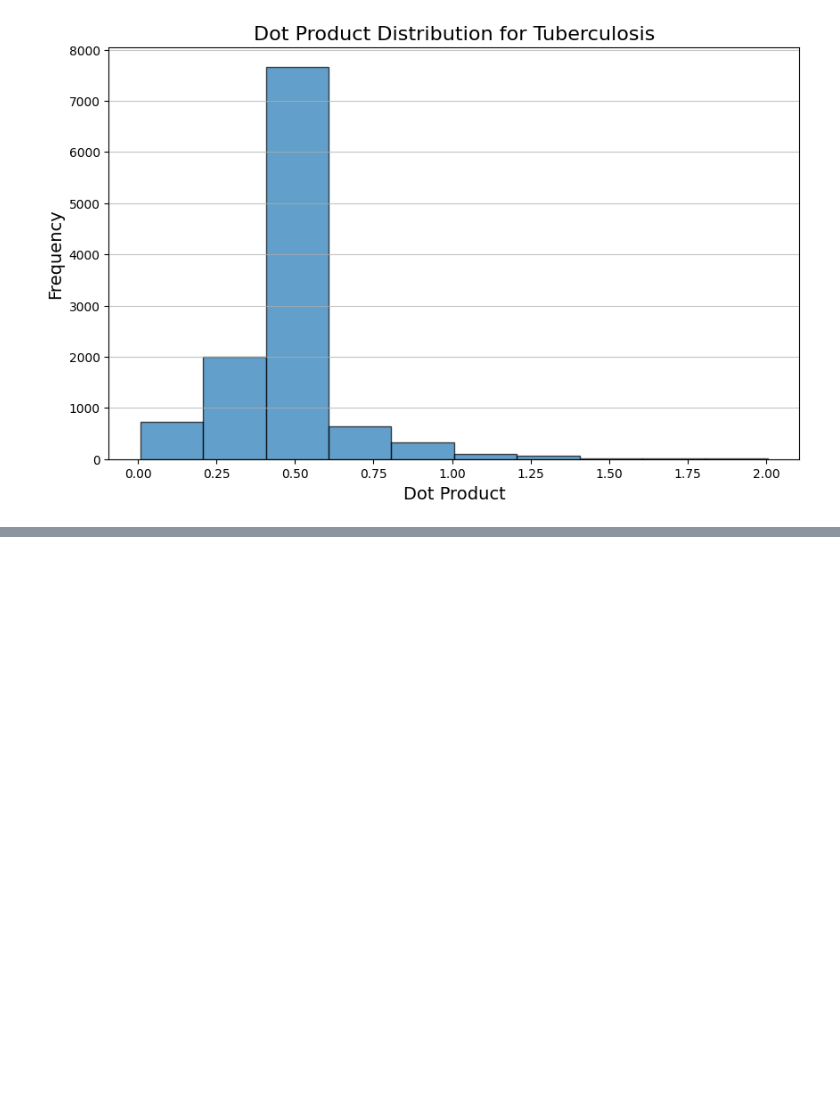
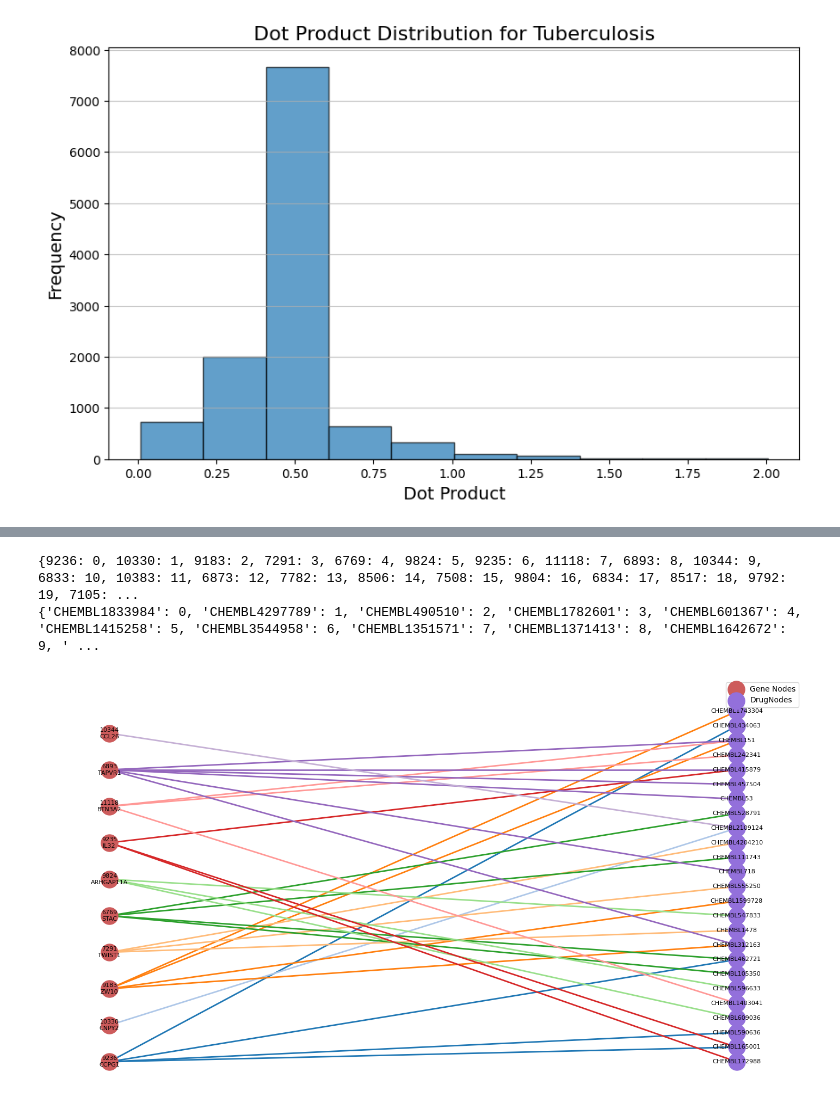
Before and after one commit to kay15vl/ReDrugGraph, a Jupyter notebook: scripts/gnn_implementation.ipynb, the cells around one changed output, grey strips where cells are left out. Cells and saved outputs as stored; diff of their text form; code cells hidden in the pictures; blank space fills up the shorter version.

```diff
--- a/scripts/gnn_implementation.ipynb
+++ b/scripts/gnn_implementation.ipynb
@@ -1067,0 +1108,3 @@ plt.show()
+# %%
+dgidb_data = pd.read_csv('../data/processed/dgidb_final_drugdata.tsv', delimiter= '\t')
+dgidb_data
@@ -1067,0 +1327,16 @@ plt.show()
+# %%
+print(gene_map)
+print(drug_map)
+# %% [output]
+{9236: 0, 10330: 1, 9183: 2, 7291: 3, 6769: 4, 9824: 5, 9235: 6, 11118: 7, 6893: 8, 10344: 9, 6833: 10, 10383: 11, 6873: 12, 7782: 13, 8506: 14, 7508: 15, 9804: 16, 6834: 17, 8517: 18, 9792: 19, 7105: ...
+{'CHEMBL1833984': 0, 'CHEMBL4297789': 1, 'CHEMBL490510': 2, 'CHEMBL1782601': 3, 'CHEMBL601367': 4, 'CHEMBL1415258': 5, 'CHEMBL3544958': 6, 'CHEMBL1351571': 7, 'CHEMBL1371413': 8, 'CHEMBL1642672': 9, ' ...
+# %%
+# visualize_disease_gene_subgraph(
+#     torch_data, disease_mappings, gene_mappings, disgenet_raw,column1, column2, node_color1, node_color2, legend_label1, legend_label2,
+# )
+
+visualize_disease_gene_subgraph(dgidb_torch_data, gene_map, drug_map,
+                                dgidb_data, "entrezgene", "mygene_symbol",
+                                "crimson", "mediumpurple", "Gene Nodes", "DrugNodes")
+# %% [output]
+[figure, added]
```
Also changed, not shown: parts of 79 cells of this notebook.
